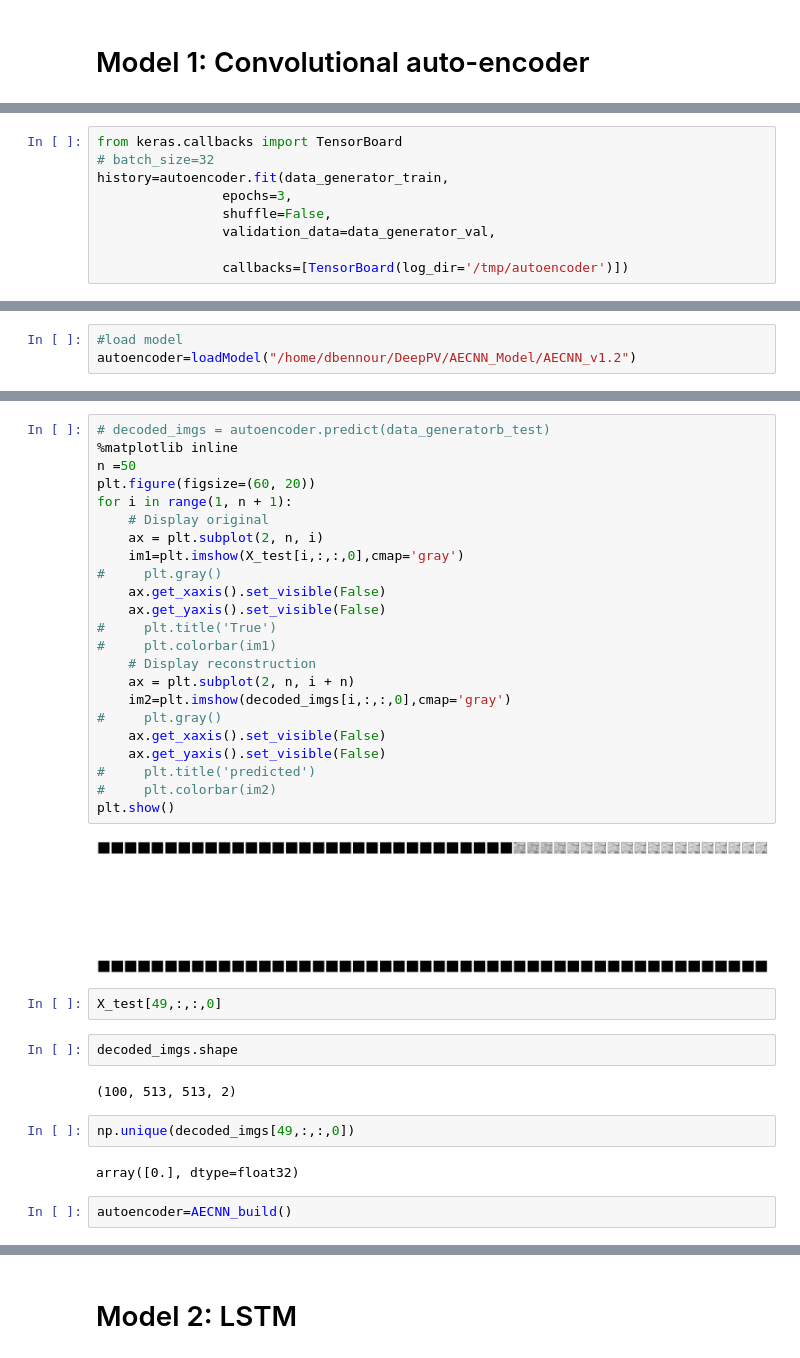
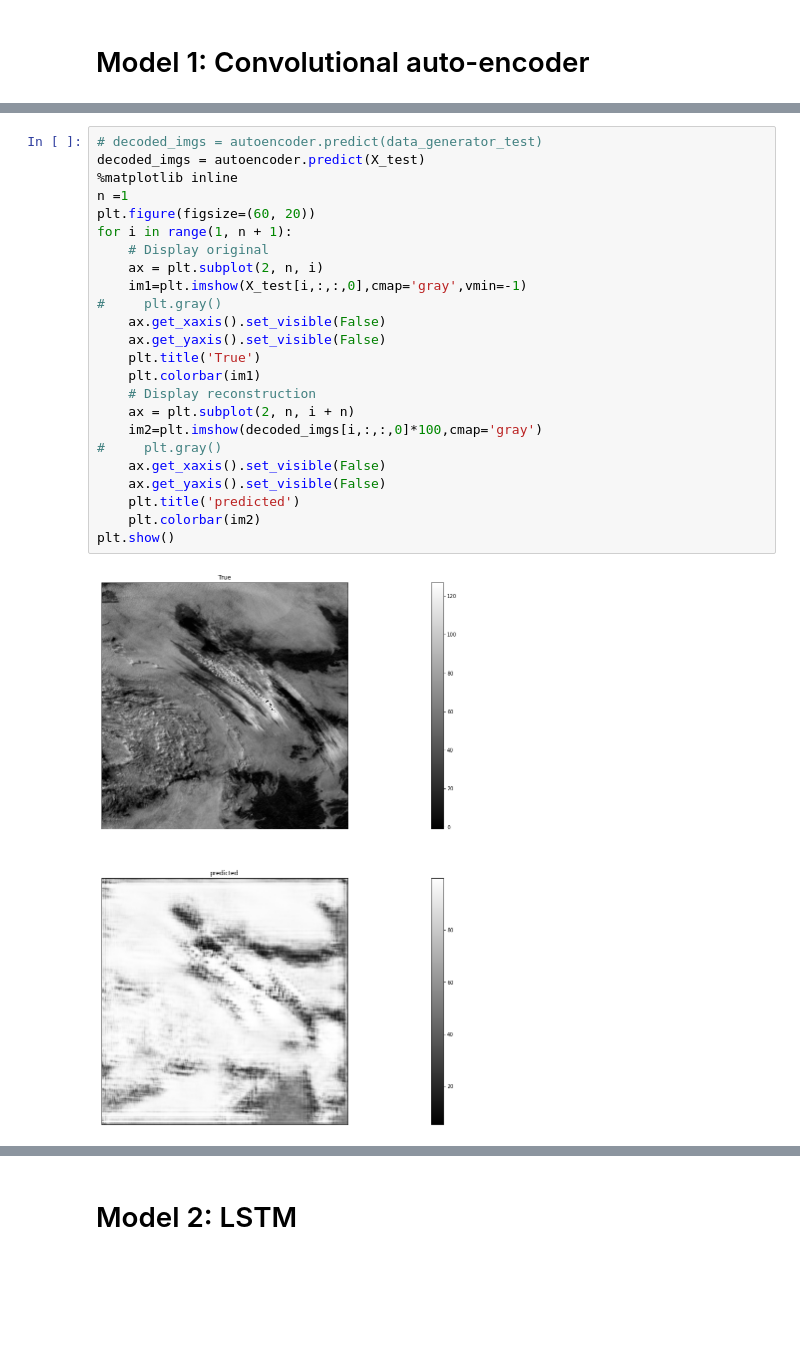
Before and after one commit to dorrabennour/DeepPV, a Jupyter notebook: AECNN_LSTM.ipynb, the cells around one changed output, grey strips where cells are left out. Cells and saved outputs as stored; diff of their text form; blank space fills up the shorter version.

Commit message:
AECNN v3.3

```diff
--- a/AECNN_LSTM.ipynb
+++ b/AECNN_LSTM.ipynb
@@ -266,11 +248,2 @@ Trainable params: 9,026
 Non-trainable params: 0
 _________________________________________________________________
-# %%
-from keras.callbacks import TensorBoard
-# batch_size=32
-history=autoencoder.fit(data_generator_train,
-                epochs=3,
-                shuffle=False,
-                validation_data=data_generator_val,
-
-                callbacks=[TensorBoard(log_dir='/tmp/autoencoder')])
@@ -289,3 +249,0 @@ from CAL_CMV_Generator import CAL_CMV_DataGenerator
-# %%
-#load model
-autoencoder=loadModel("/home/dbennour/DeepPV/AECNN_Model/AECNN_v1.2")
@@ -297,37 +254,26 @@ decoded_imgs= autoencoder.predict(X_test)
 # %%
-# decoded_imgs = autoencoder.predict(data_generatorb_test)
+# decoded_imgs = autoencoder.predict(data_generator_test)
+decoded_imgs = autoencoder.predict(X_test)
 %matplotlib inline
-n =50
+n =1
 plt.figure(figsize=(60, 20))
 for i in range(1, n + 1):
     # Display original
     ax = plt.subplot(2, n, i)
-    im1=plt.imshow(X_test[i,:,:,0],cmap='gray')
+    im1=plt.imshow(X_test[i,:,:,0],cmap='gray',vmin=-1)
 #     plt.gray()
     ax.get_xaxis().set_visible(False)
     ax.get_yaxis().set_visible(False)
-#     plt.title('True')
-#     plt.colorbar(im1)
+    plt.title('True')
+    plt.colorbar(im1)
     # Display reconstruction
     ax = plt.subplot(2, n, i + n)
-    im2=plt.imshow(decoded_imgs[i,:,:,0],cmap='gray')
+    im2=plt.imshow(decoded_imgs[i,:,:,0]*100,cmap='gray')
 #     plt.gray()
     ax.get_xaxis().set_visible(False)
     ax.get_yaxis().set_visible(False)
-#     plt.title('predicted')
-#     plt.colorbar(im2)
+    plt.title('predicted')
+    plt.colorbar(im2)
 plt.show()
 # %% [output]
-[figure, old version]
+[figure, new version]
-# %%
-X_test[49,:,:,0]
-# %%
-decoded_imgs.shape
-# %% [output]
-(100, 513, 513, 2)
-# %%
-np.unique(decoded_imgs[49,:,:,0])
-# %% [output]
-array([0.], dtype=float32)
-# %%
-autoencoder=AECNN_build()
```
Also changed, not shown: parts of 20 cells of this notebook.
